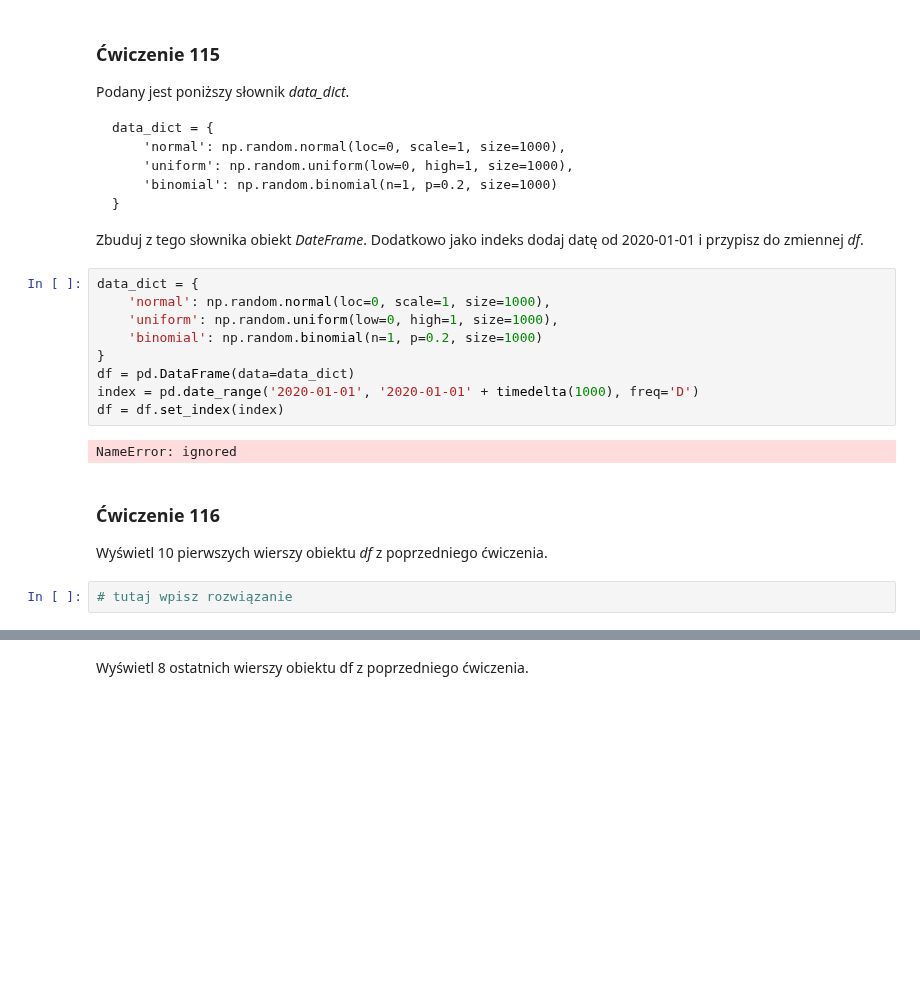
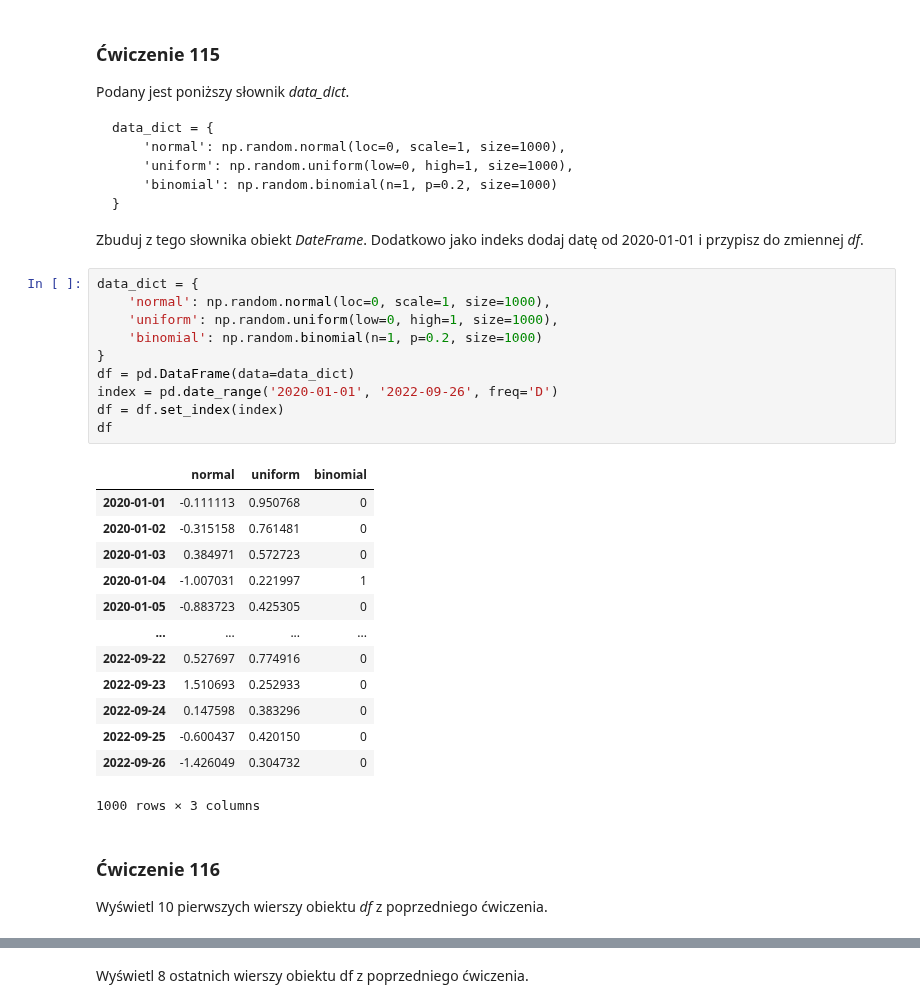
Before and after one commit to LucjanSakowicz/data-science-bootcamp, a Jupyter notebook: 09_exercises/111_120_exercises.ipynb, the cells around one changed output, grey strips where cells are left out. Drawn from its saved outputs; the diff is of its cells as text; blank space fills up the shorter version.

```diff
--- a/09_exercises/111_120_exercises.ipynb
+++ b/09_exercises/111_120_exercises.ipynb
@@ -206,16 +206,27 @@ Zbuduj z tego słownika obiekt _DateFrame_. Dodatkowo jako indeks dodaj datę od
 # %%
 data_dict = {
     'normal': np.random.normal(loc=0, scale=1, size=1000),
     'uniform': np.random.uniform(low=0, high=1, size=1000),
     'binomial': np.random.binomial(n=1, p=0.2, size=1000)
 }
 df = pd.DataFrame(data=data_dict)
-index = pd.date_range('2020-01-01', '2020-01-01' + timedelta(1000), freq='D')
+index = pd.date_range('2020-01-01', '2022-09-26', freq='D')
 df = df.set_index(index)
+df
 # %% [output]
+|  | normal | uniform | binomial |
+| 2020-01-01 | -0.111113 | 0.950768 | 0 |
+| 2020-01-02 | -0.315158 | 0.761481 | 0 |
+| 2020-01-03 | 0.384971 | 0.572723 | 0 |
+| 2020-01-04 | -1.007031 | 0.221997 | 1 |
+| 2020-01-05 | -0.883723 | 0.425305 | 0 |
+| ... | ... | ... | ... |
+| 2022-09-22 | 0.527697 | 0.774916 | 0 |
+| 2022-09-23 | 1.510693 | 0.252933 | 0 |
+| 2022-09-24 | 0.147598 | 0.383296 | 0 |
+| 2022-09-25 | -0.600437 | 0.420150 | 0 |
+| 2022-09-26 | -1.426049 | 0.304732 | 0 |
-NameError: ignored
+1000 rows × 3 columns
 # %% [markdown]
 ### <a name='6'></a> Ćwiczenie 116
 Wyświetl 10 pierwszych wierszy obiektu _df_ z poprzedniego ćwiczenia.
-# %%
-# tutaj wpisz rozwiązanie
```
Also changed, not shown: parts of 9 cells of this notebook.
